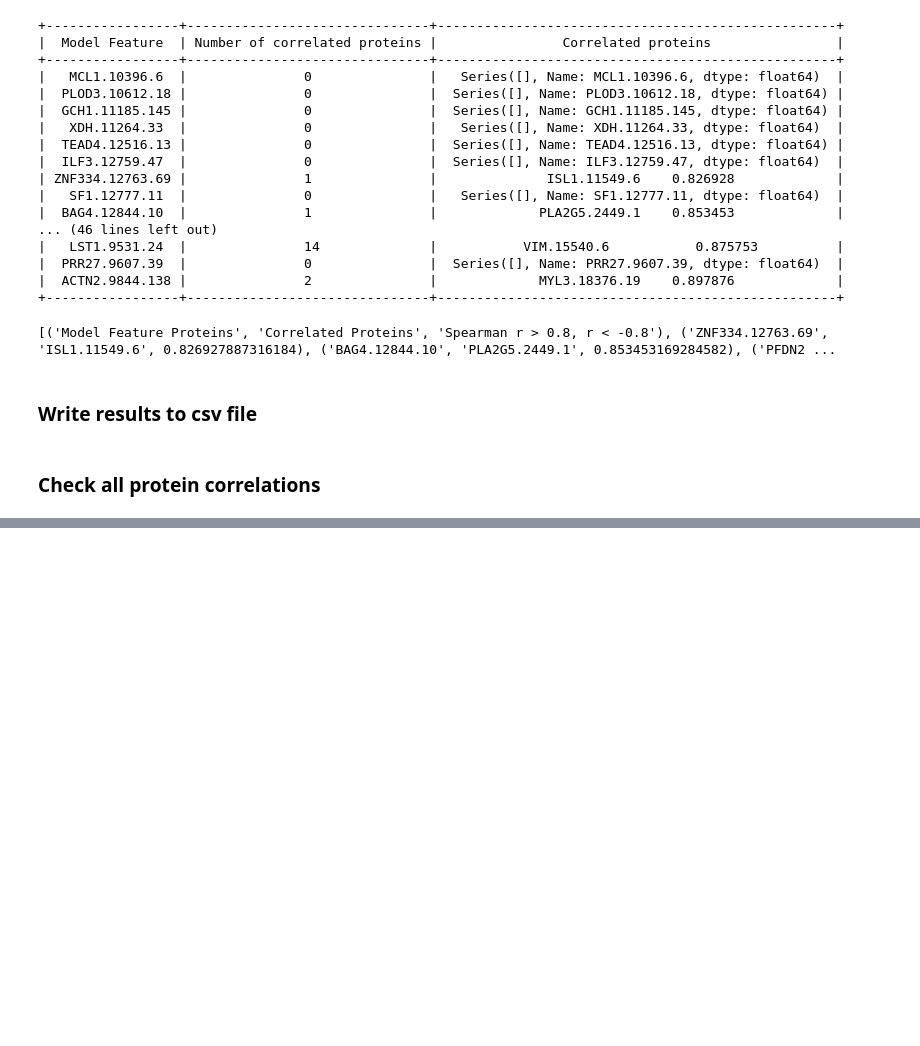
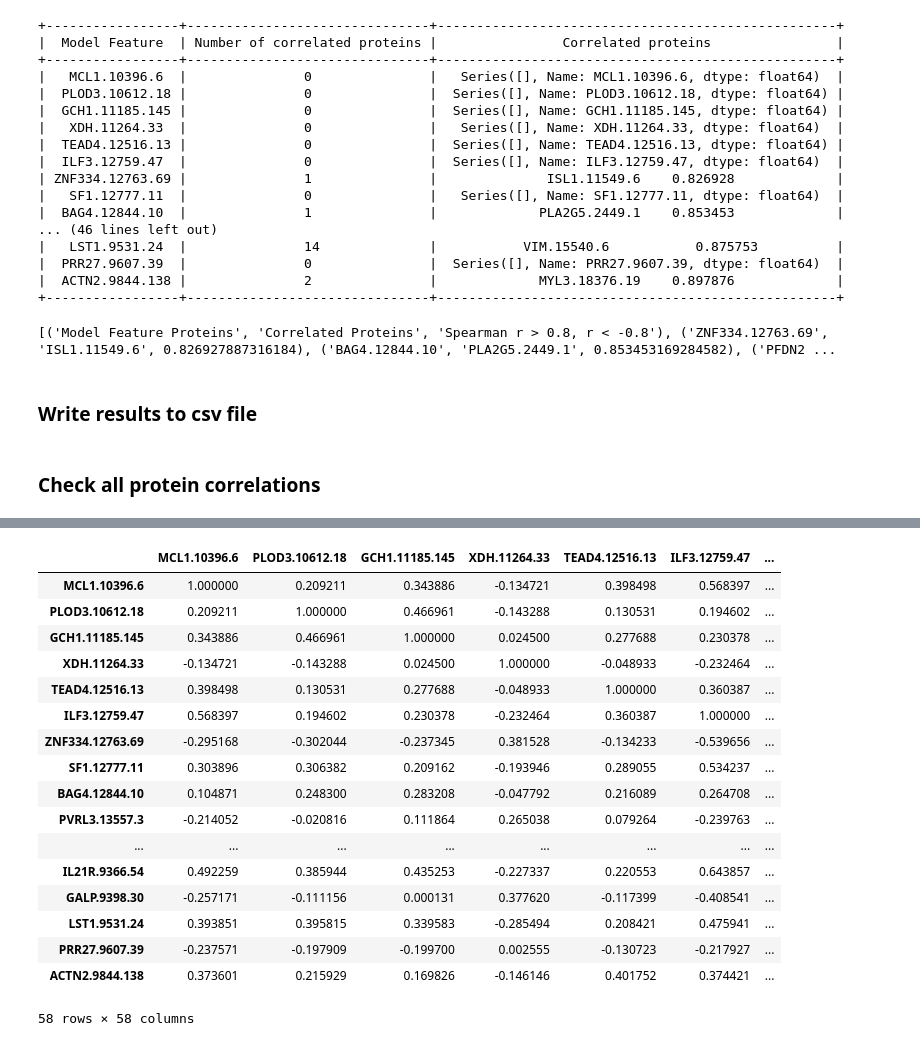
Before and after one commit to chenyangsu/somalogic, a Jupyter notebook: protein_correlations.ipynb, the cells around one changed output, grey strips where cells are left out. Cells and saved outputs as stored; diff of their text form; code cells hidden in the pictures; blank space fills up the shorter version.

```diff
--- a/protein_correlations.ipynb
+++ b/protein_correlations.ipynb
@@ -329,0 +372,6 @@ print("--- %s seconds ---" % (time.time() - start_time))
+# %%
+# A3
+a3_prot_df = df[a3_features]
+file = os.path.join(ROOT_DIR, 'results', 'datasets', 'infe_A3_lasso_proteins_raw.csv')
+a3_prot_df.to_csv(file)
+a3_prot_df
@@ -329,0 +392,22 @@ print("--- %s seconds ---" % (time.time() - start_time))
+# %%
+a3_prot_corr = a3_prot_df.corr(method='spearman')
+a3_prot_corr
+# %% [output]
+|  | MCL1.10396.6 | PLOD3.10612.18 | GCH1.11185.145 | XDH.11264.33 | TEAD4.12516.13 | ILF3.12759.47 | ... |
+| MCL1.10396.6 | 1.000000 | 0.209211 | 0.343886 | -0.134721 | 0.398498 | 0.568397 | ... |
+| PLOD3.10612.18 | 0.209211 | 1.000000 | 0.466961 | -0.143288 | 0.130531 | 0.194602 | ... |
+| GCH1.11185.145 | 0.343886 | 0.466961 | 1.000000 | 0.024500 | 0.277688 | 0.230378 | ... |
+| XDH.11264.33 | -0.134721 | -0.143288 | 0.024500 | 1.000000 | -0.048933 | -0.232464 | ... |
+| TEAD4.12516.13 | 0.398498 | 0.130531 | 0.277688 | -0.048933 | 1.000000 | 0.360387 | ... |
+| ILF3.12759.47 | 0.568397 | 0.194602 | 0.230378 | -0.232464 | 0.360387 | 1.000000 | ... |
+| ZNF334.12763.69 | -0.295168 | -0.302044 | -0.237345 | 0.381528 | -0.134233 | -0.539656 | ... |
+| SF1.12777.11 | 0.303896 | 0.306382 | 0.209162 | -0.193946 | 0.289055 | 0.534237 | ... |
+| BAG4.12844.10 | 0.104871 | 0.248300 | 0.283208 | -0.047792 | 0.216089 | 0.264708 | ... |
+| PVRL3.13557.3 | -0.214052 | -0.020816 | 0.111864 | 0.265038 | 0.079264 | -0.239763 | ... |
+| ... | ... | ... | ... | ... | ... | ... | ... |
+| IL21R.9366.54 | 0.492259 | 0.385944 | 0.435253 | -0.227337 | 0.220553 | 0.643857 | ... |
+| GALP.9398.30 | -0.257171 | -0.111156 | 0.000131 | 0.377620 | -0.117399 | -0.408541 | ... |
+| LST1.9531.24 | 0.393851 | 0.395815 | 0.339583 | -0.285494 | 0.208421 | 0.475941 | ... |
+| PRR27.9607.39 | -0.237571 | -0.197909 | -0.199700 | 0.002555 | -0.130723 | -0.217927 | ... |
+| ACTN2.9844.138 | 0.373601 | 0.215929 | 0.169826 | -0.146146 | 0.401752 | 0.374421 | ... |
+58 rows × 58 columns
```
Also changed, not shown: parts of 7 cells of this notebook.
